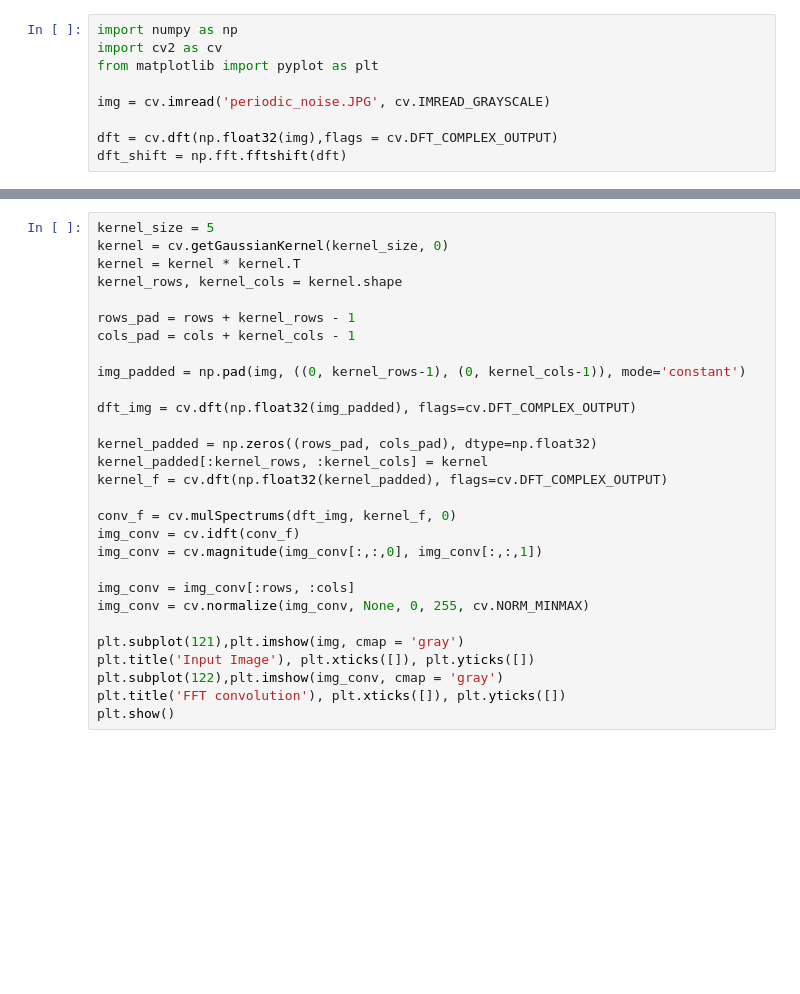
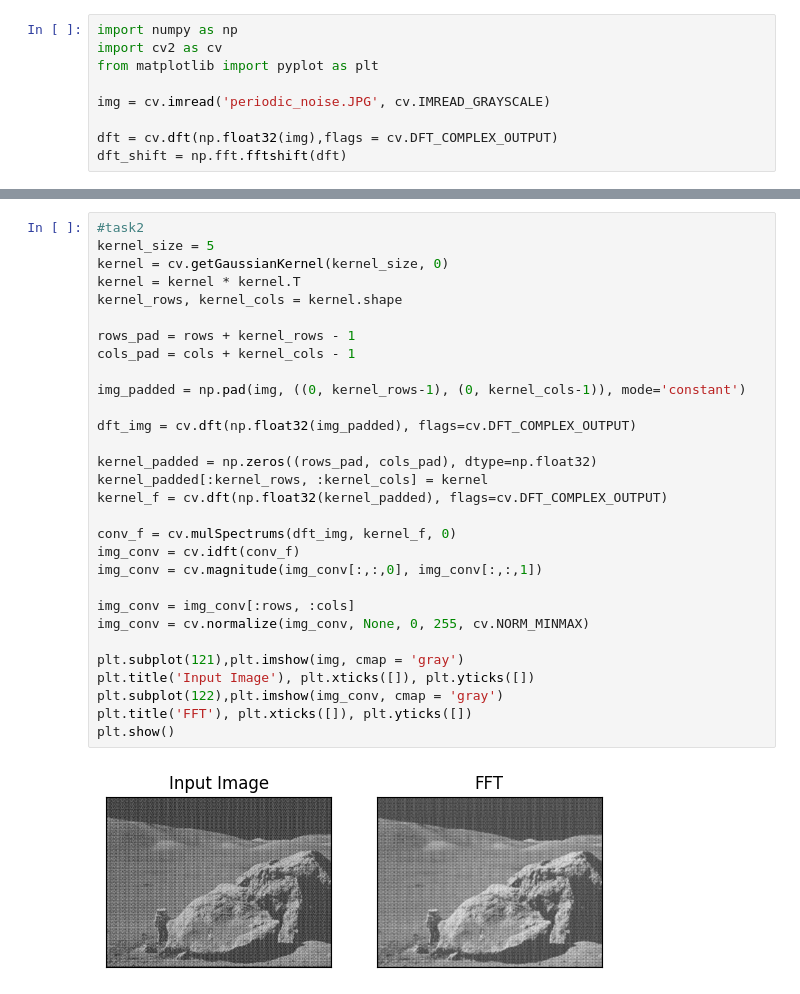
Before and after one commit to Matvey-Adukevich/cv_labs, a Jupyter notebook: task5/task5.ipynb, the cells around one changed output, grey strips where cells are left out. Cells and saved outputs as stored; diff of their text form; blank space fills up the shorter version.

Commit message:
task5 mod

```diff
--- a/task5/task5.ipynb
+++ b/task5/task5.ipynb
@@ -31,30 +34,33 @@ plt.show()
 # %%
+#task2
 kernel_size = 5
 kernel = cv.getGaussianKernel(kernel_size, 0)
 kernel = kernel * kernel.T
 kernel_rows, kernel_cols = kernel.shape
 
 rows_pad = rows + kernel_rows - 1
 cols_pad = cols + kernel_cols - 1
 
 img_padded = np.pad(img, ((0, kernel_rows-1), (0, kernel_cols-1)), mode='constant')
 
 dft_img = cv.dft(np.float32(img_padded), flags=cv.DFT_COMPLEX_OUTPUT)
 
 kernel_padded = np.zeros((rows_pad, cols_pad), dtype=np.float32)
 kernel_padded[:kernel_rows, :kernel_cols] = kernel
 kernel_f = cv.dft(np.float32(kernel_padded), flags=cv.DFT_COMPLEX_OUTPUT)
 
 conv_f = cv.mulSpectrums(dft_img, kernel_f, 0)
 img_conv = cv.idft(conv_f)
 img_conv = cv.magnitude(img_conv[:,:,0], img_conv[:,:,1])
 
 img_conv = img_conv[:rows, :cols]
 img_conv = cv.normalize(img_conv, None, 0, 255, cv.NORM_MINMAX)
 
 plt.subplot(121),plt.imshow(img, cmap = 'gray')
 plt.title('Input Image'), plt.xticks([]), plt.yticks([])
 plt.subplot(122),plt.imshow(img_conv, cmap = 'gray')
-plt.title('FFT convolution'), plt.xticks([]), plt.yticks([])
+plt.title('FFT'), plt.xticks([]), plt.yticks([])
 plt.show()
+# %% [output]
+[figure, added]
 # %%
```
Also changed, not shown: parts of 2 cells of this notebook.
